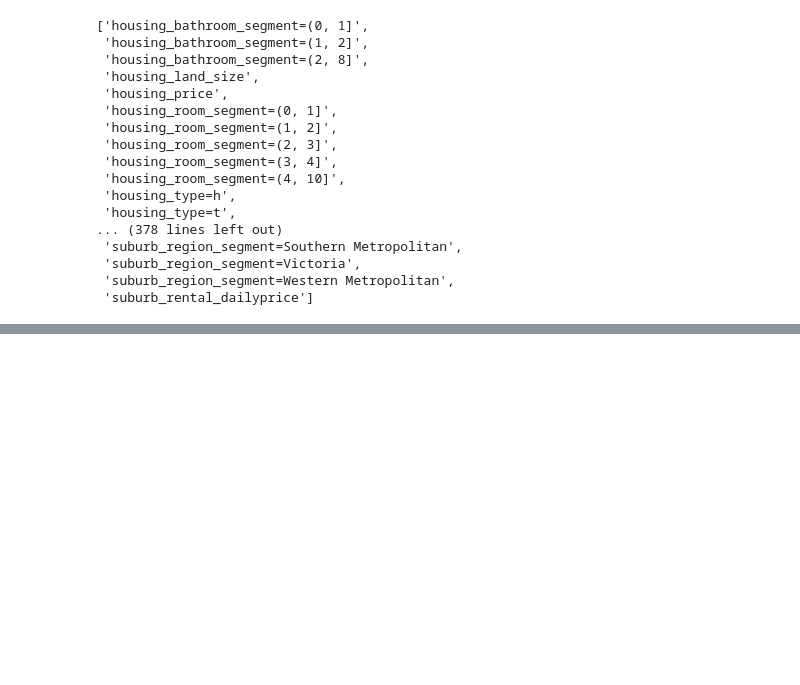
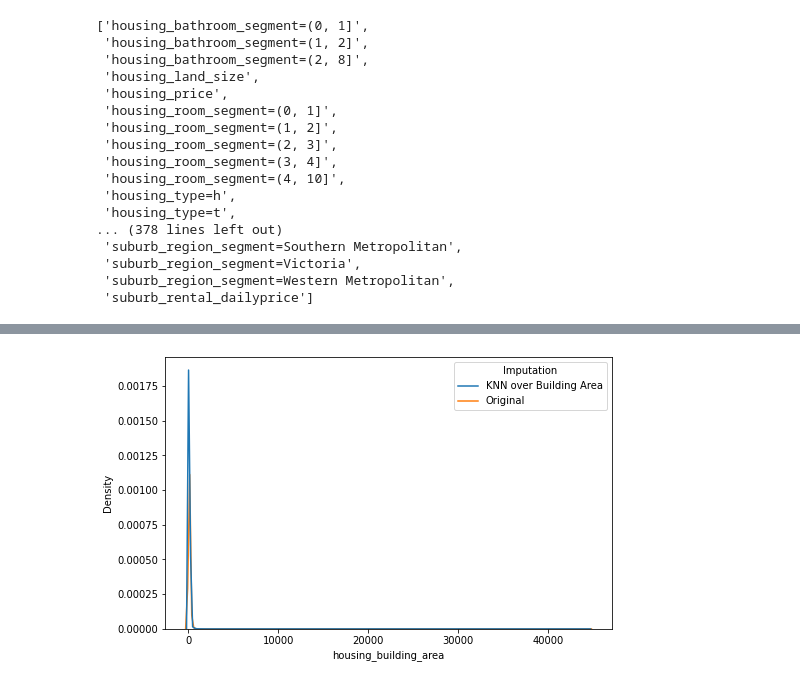
Before and after one commit to benjaminocampo/DataCuration, a Jupyter notebook: notebooks/preprocess/encode_dataset.ipynb, the cells around one changed output, grey strips where cells are left out. Cells and saved outputs as stored; diff of their text form; code cells hidden in the pictures; blank space fills up the shorter version.

```diff
--- a/notebooks/preprocess/encode_dataset.ipynb
+++ b/notebooks/preprocess/encode_dataset.ipynb
@@ -170,0 +210,10 @@ vec.get_feature_names()
+# %%
+mice_build_area_knn = melb_combim["housing_building_area_imputer"].to_frame().rename(columns={"housing_building_area_imputer":"housing_building_area"})
+mice_build_area_knn['Imputation'] = 'KNN over Building Area'
+melb_build_area_orig = melb_combim["housing_building_area"].dropna().to_frame()
+melb_build_area_orig['Imputation'] = 'Original'
+data = pd.concat([mice_build_area_knn, melb_build_area_orig])
+fig = plt.figure(figsize=(8, 5))
+g = seaborn.kdeplot(data=data, x="housing_building_area", hue='Imputation')
+# %% [output]
+[figure, added]
```
Also changed, not shown: parts of 6 cells of this notebook.
